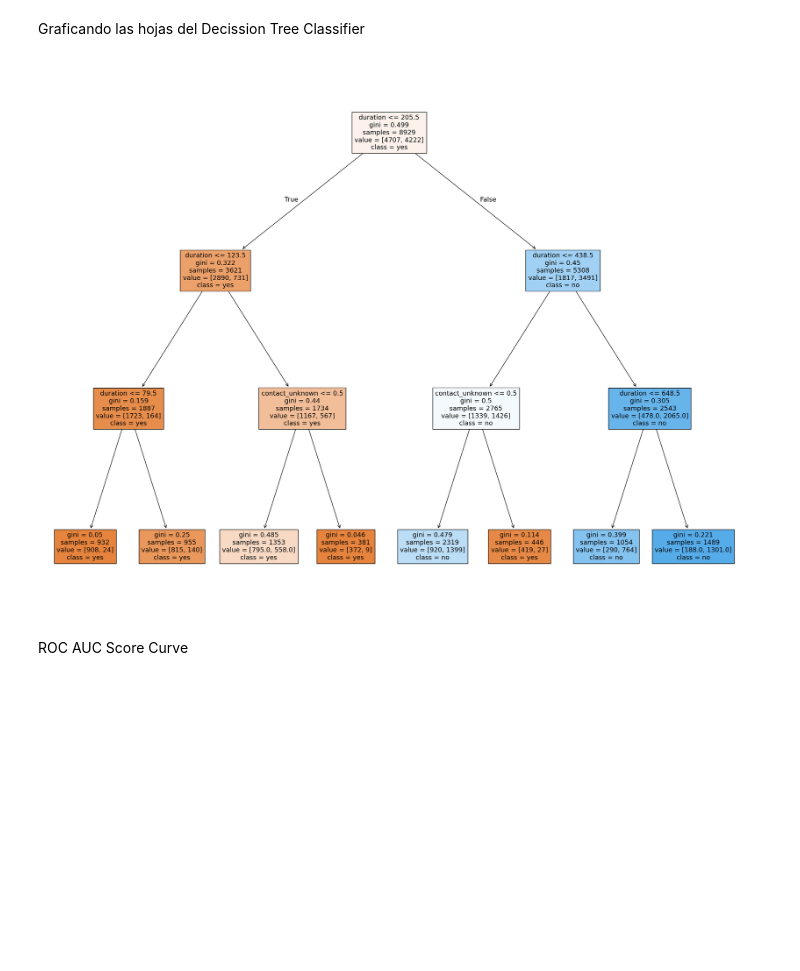
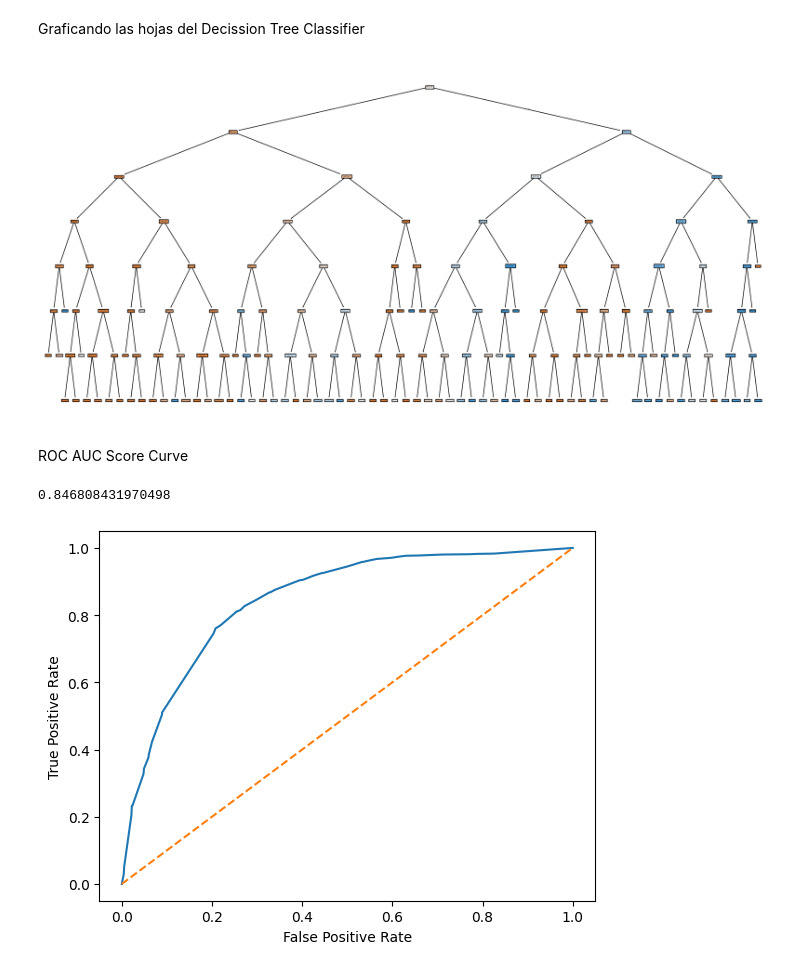
Before and after one commit to gabislot07/Chona-avanzado-2024, a Jupyter notebook: modelos parte 2 - numericos continuos y categoricos/arbol2.ipynb, the cells around one changed output. Saved outputs shown, nothing was run; the diff lists cells and outputs as text; code cells hidden in the pictures; blank space fills up the shorter version.

Commit message:
Correccion de arbol parte 2 - le agregue las metricas - roc auc y busqueda de hiperparametros

```diff
--- a/modelos parte 2 - numericos continuos y categoricos/arbol2.ipynb
+++ b/modelos parte 2 - numericos continuos y categoricos/arbol2.ipynb
@@ -109,10 +166,44 @@ weighted avg       0.75      0.74      0.74      2233
 # %% [markdown]
 Graficando las hojas del Decission Tree Classifier
 # %%
-fig = plt.figure(figsize=(25,20))
-plot_tree(dt_model, feature_names=X_df.columns,  class_names=data["deposit"].unique(),filled=True)
+#dibujar el arbol
+plt.figure(figsize = (20, 10))
+plot_tree(mejor_modelo, feature_names = X_df.columns, filled = True)
 plt.show()
 # %% [output]
-[figure, old version]
+[figure, new version]
 # %% [markdown]
 ROC AUC Score Curve
+# %%
+from sklearn.preprocessing import LabelEncoder
+
+# convertir la variable deposit a binaria
+y_pred = mejor_modelo.predict_proba(X_test)[:, 1]
+
+# Convertir y_test a valores binarios
+label_encoder = LabelEncoder()
+y_test_bin = label_encoder.fit_transform(y_test)
+# %%
+#roc auc socre
+from sklearn.metrics import roc_auc_score
+roc_score =  roc_auc_score(y_test, y_pred)
+print (roc_score)
+
+#roc auc curve
+from sklearn.metrics import roc_curve
+
+# Calcular la curva ROC
+fpr, tpr, thresholds = roc_curve(y_test_bin, y_pred)
+
+# Dibujar la curva ROC
+
+plt.plot(fpr, tpr, label = "ROC Curve")
+
+plt.plot([0, 1], [0, 1], linestyle = "--", label = "Random Classifier")
+
+plt.xlabel("False Positive Rate")
+plt.ylabel("True Positive Rate")
+plt.show()
+# %% [output]
+0.846808431970498
+[figure, added]
```
Also changed, not shown: parts of 8 cells of this notebook, 1 other file.
